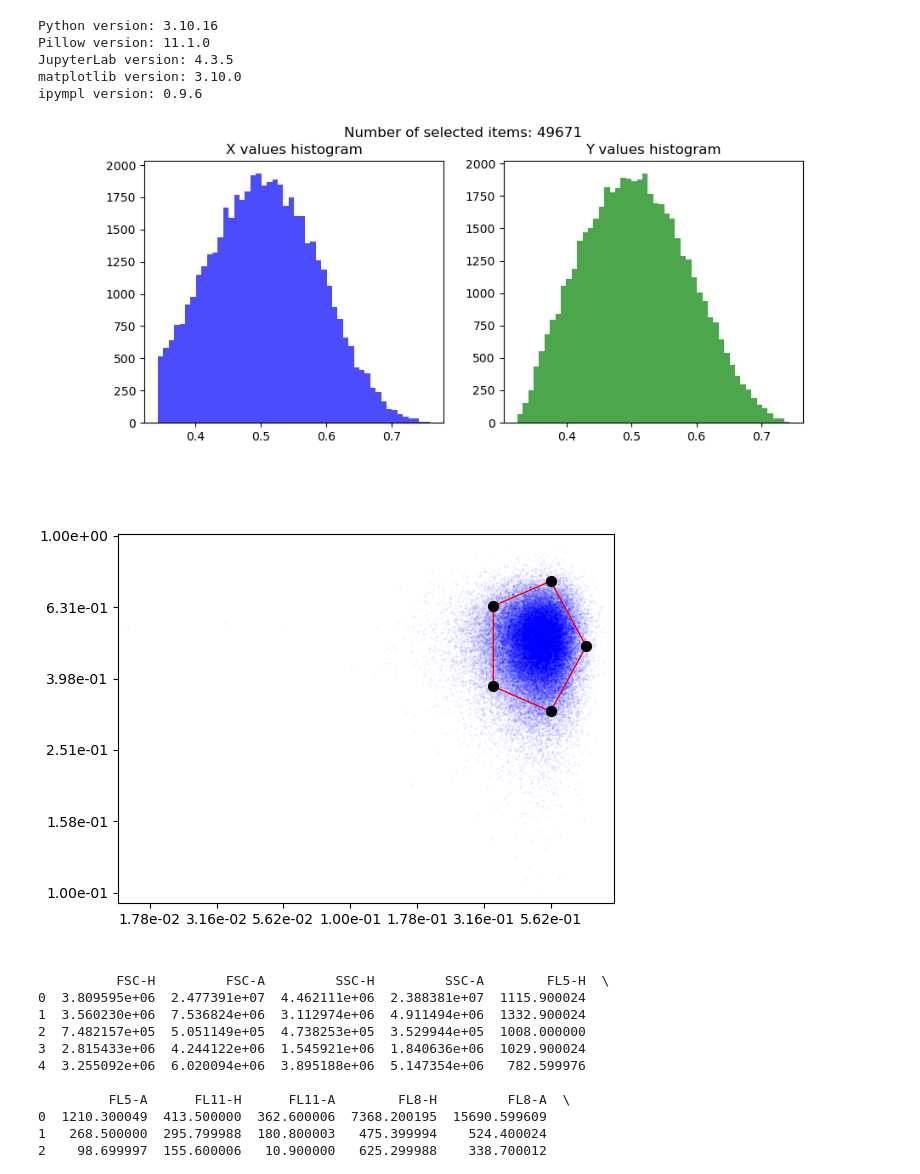
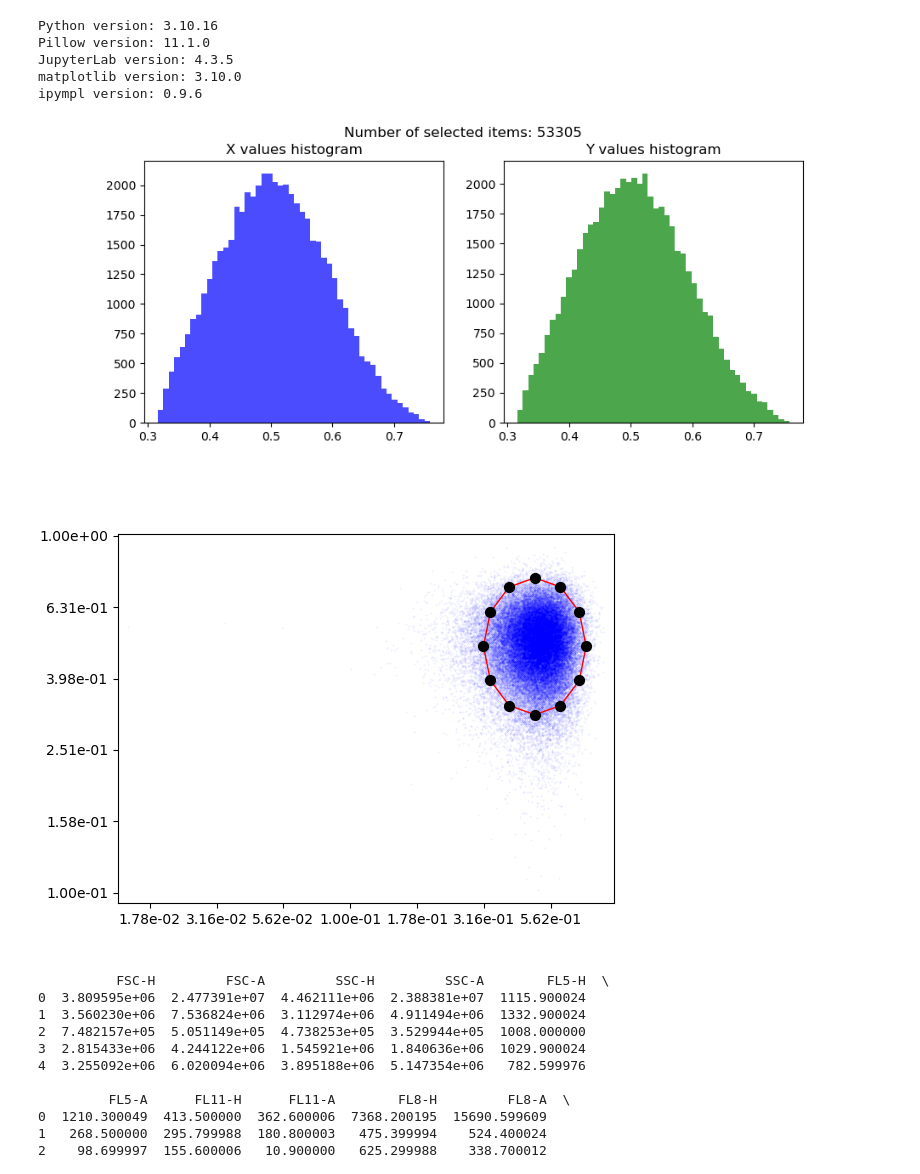
Before and after one commit to chenmzh/Open_flow, a Jupyter notebook: example for applying gate.ipynb, the cells around one changed output. Saved outputs shown, nothing was run; the diff lists cells and outputs as text; code cells hidden in the pictures.

```diff
--- a/example for applying gate.ipynb
+++ b/example for applying gate.ipynb
@@ -39,20 +39,20 @@ from openflow import InteractivePolygonGating, InteractiveHistogramThreshold
 # %%
 # Example usage:
 if __name__ == "__main__":
     np.random.seed(0)
     # Generate sample data using normal distribution
     data = {
         'x': np.random.normal(0.5, 0.1, 60000),
         'y': np.random.normal(0.5, 0.1, 60000)
     }
     df = pd.DataFrame(data)
 
     # Create an instance of InteractivePolygonGating with 5 vertices and logarithmic scale enabled.
-    gate1 = InteractivePolygonGating(df, 'x', 'y', num_edges=5, log=True)
+    gate1 = InteractivePolygonGating(df, 'x', 'y', num_edges=12, log=True)
     # As you drag the polygon the histograms and scatter plot will update.
 # %% [output]
-[figure, old version]
+[figure, new version]
-[figure, old version]
+[figure, new version]
 # %%
 
 import FlowCal
```
Also changed, not shown: parts of 7 cells of this notebook, 3 other files.
